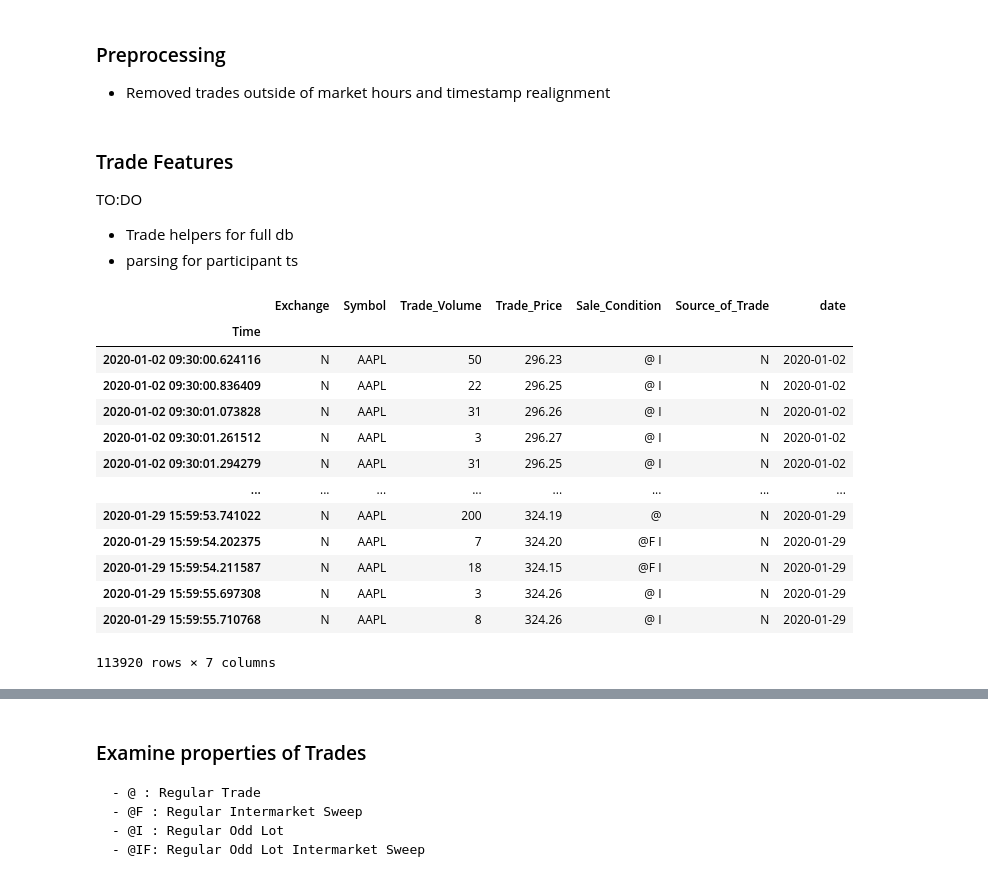
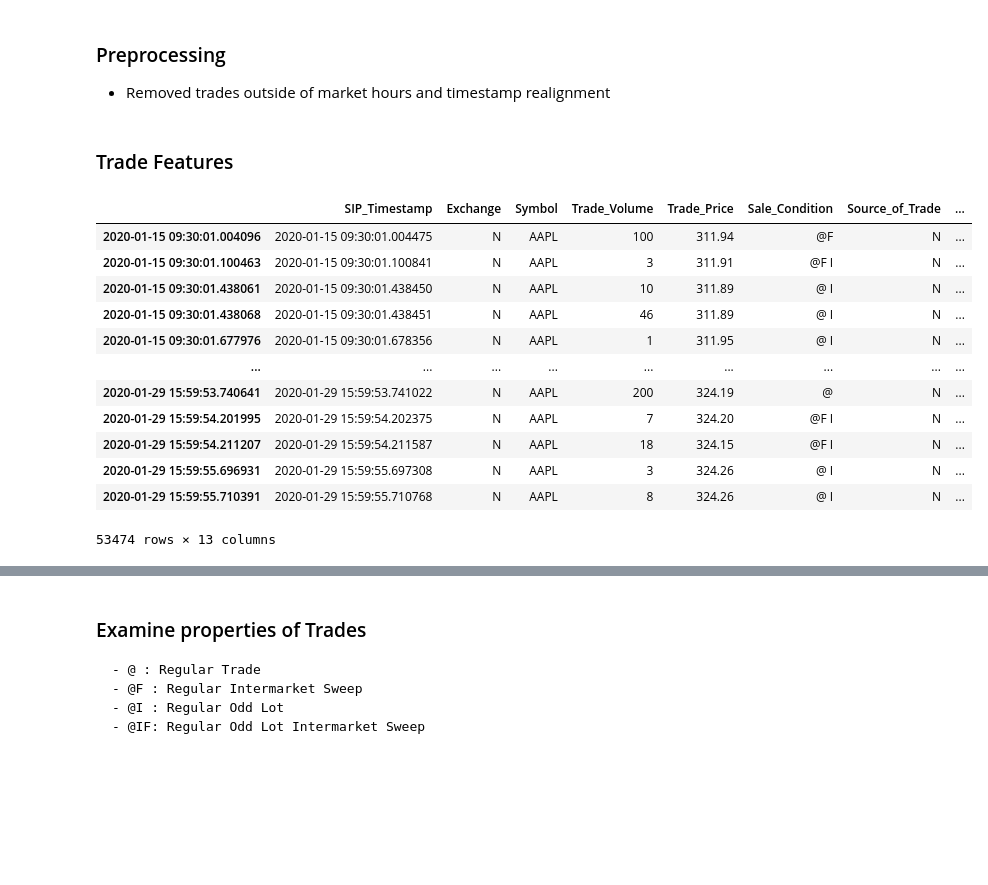
Before and after one commit to jasonbohne123/Kernel_Learning, a Jupyter notebook: Data_Analysis.ipynb, the cells around one changed output, grey strips where cells are left out. Cells and saved outputs as stored; diff of their text form; code cells hidden in the pictures; blank space fills up the shorter version.

```diff
--- a/Data_Analysis.ipynb
+++ b/Data_Analysis.ipynb
@@ -22,12 +22,34 @@ sys.path.append(path)
 - Removed trades outside of market hours and timestamp realignment
 # %%
 def clean_trades(trades):
-    trades.index = pd.to_datetime(trades["Time"].values)
+
+    # parse date and pt
+    trades["date"] = trades["Time"].apply(lambda x: str(x[:11]))
+    trades.index = trades["date"] + trades["Participant_Timestamp"].astype(str)
+    trades = trades.drop(columns=["Participant_Timestamp"])
+    trades = trades.rename(
+        columns={trades.columns[0]: "Participant_Timestamp", "Time": "SIP_Timestamp"}
+    )
 
 
-    trades["date"] = trades.index.date
+    trades.index = trades.index.str[:-3]
+    time = pd.Series(
+        pd.to_datetime(trades.index.str[11:].str.zfill(12), format="%H%M%S%f")
+    )
+    date = pd.Series(pd.to_datetime(trades.index.str[:11]))
+    trades.index = date.apply(lambda x: x) + time.apply(
+        lambda x: timedelta(
+            hours=x.hour, minutes=x.minute, seconds=x.second, microseconds=x.microsecond
+        )
+    )
+
+    trades = trades.sort_index()
+
+    trades = trades.dropna(axis=1, how="all")
 
     trades=trades[trades['Trade_Volume']>0]
+
+    trades=trades[trades['Trade_Price']>0]
 
     grouped_trades = trades.groupby("date").groups
 
@@ -45,6 +67,7 @@ def clean_trades(trades):
     new_trades = pd.concat(list(grouped_trades.values())).sort_index()
 
     return new_trades
+
 
 
 def clean_quotes(quotes, drop_after_hours=True):
@@ -101,29 +124,22 @@ def clean_quotes(quotes, drop_after_hours=True):
         return quotes
 # %% [markdown]
 ### Trade Features
-
-TO:DO
-- Trade helpers for full db
-- parsing for participant ts
 # %%
 trades=pd.read_csv(f"{path}/data/AAPL_trades.csv")
 trades=clean_trades(trades)
-trades.index=trades['Time']
-trades=trades.drop(columns=trades.columns[:2])
-trades.sort_index()
+trades
 # %% [output]
-|  | Exchange | Symbol | Trade_Volume | Trade_Price | Sale_Condition | Source_of_Trade | date |
-| Time |  |  |  |  |  |  |  |
-| 2020-01-02 09:30:00.624116 | N | AAPL | 50 | 296.23 | @ I | N | 2020-01-02 |
-| 2020-01-02 09:30:00.836409 | N | AAPL | 22 | 296.25 | @ I | N | 2020-01-02 |
-| 2020-01-02 09:30:01.073828 | N | AAPL | 31 | 296.26 | @ I | N | 2020-01-02 |
-| 2020-01-02 09:30:01.261512 | N | AAPL | 3 | 296.27 | @ I | N | 2020-01-02 |
-| 2020-01-02 09:30:01.294279 | N | AAPL | 31 | 296.25 | @ I | N | 2020-01-02 |
-| ... | ... | ... | ... | ... | ... | ... | ... |
-| 2020-01-29 15:59:53.741022 | N | AAPL | 200 | 324.19 | @ | N | 2020-01-29 |
-| 2020-01-29 15:59:54.202375 | N | AAPL | 7 | 324.20 | @F I | N | 2020-01-29 |
-| 2020-01-29 15:59:54.211587 | N | AAPL | 18 | 324.15 | @F I | N | 2020-01-29 |
-| 2020-01-29 15:59:55.697308 | N | AAPL | 3 | 324.26 | @ I | N | 2020-01-29 |
-| 2020-01-29 15:59:55.710768 | N | AAPL | 8 | 324.26 | @ I | N | 2020-01-29 |
+|  | SIP_Timestamp | Exchange | Symbol | Trade_Volume | Trade_Price | Sale_Condition | Source_of_Trade | ... |
+| 2020-01-15 09:30:01.004096 | 2020-01-15 09:30:01.004475 | N | AAPL | 100 | 311.94 | @F | N | ... |
+| 2020-01-15 09:30:01.100463 | 2020-01-15 09:30:01.100841 | N | AAPL | 3 | 311.91 | @F I | N | ... |
+| 2020-01-15 09:30:01.438061 | 2020-01-15 09:30:01.438450 | N | AAPL | 10 | 311.89 | @ I | N | ... |
+| 2020-01-15 09:30:01.438068 | 2020-01-15 09:30:01.438451 | N | AAPL | 46 | 311.89 | @ I | N | ... |
+| 2020-01-15 09:30:01.677976 | 2020-01-15 09:30:01.678356 | N | AAPL | 1 | 311.95 | @ I | N | ... |
+| ... | ... | ... | ... | ... | ... | ... | ... | ... |
+| 2020-01-29 15:59:53.740641 | 2020-01-29 15:59:53.741022 | N | AAPL | 200 | 324.19 | @ | N | ... |
+| 2020-01-29 15:59:54.201995 | 2020-01-29 15:59:54.202375 | N | AAPL | 7 | 324.20 | @F I | N | ... |
+| 2020-01-29 15:59:54.211207 | 2020-01-29 15:59:54.211587 | N | AAPL | 18 | 324.15 | @F I | N | ... |
+| 2020-01-29 15:59:55.696931 | 2020-01-29 15:59:55.697308 | N | AAPL | 3 | 324.26 | @ I | N | ... |
+| 2020-01-29 15:59:55.710391 | 2020-01-29 15:59:55.710768 | N | AAPL | 8 | 324.26 | @ I | N | ... |
-113920 rows × 7 columns
+53474 rows × 13 columns
 # %%
```
Also changed, not shown: parts of 7 cells of this notebook, 1 other file.
